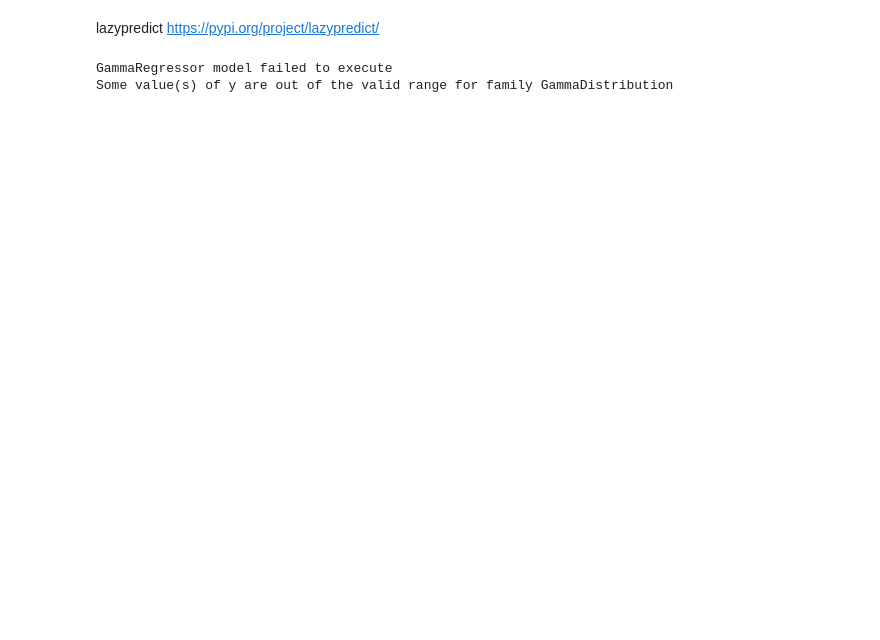
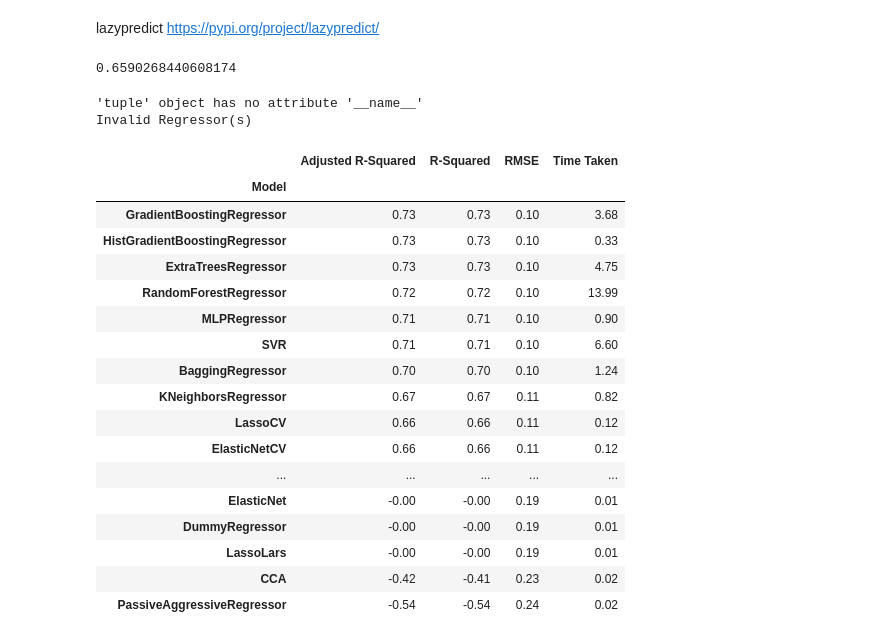
Before and after one commit to xavier-santos/Challenge2-Team7-MEIA-2022-2023, a Jupyter notebook: Notebooks/Challenge 2 - Model Training and Evaluation.ipynb, the cells around one changed output. Saved outputs shown, nothing was run; the diff lists cells and outputs as text; code cells hidden in the pictures; blank space fills up the shorter version.

Commit message:
Model trained

```diff
--- a/Notebooks/Challenge 2 - Model Training and Evaluation.ipynb
+++ b/Notebooks/Challenge 2 - Model Training and Evaluation.ipynb
@@ -15,8 +9,0 @@ y_test = test['ttf']
-# %%
-reg = LazyRegressor(verbose=0,ignore_warnings=False, custom_metric=None )
-models,predictions = reg.fit(X_train, X_test, y_train, y_test)
-
-print(models)
-# %% [output]
-GammaRegressor model failed to execute
-Some value(s) of y are out of the valid range for family GammaDistribution
@@ -22,0 +65,33 @@ Some value(s) of y are out of the valid range for family GammaDistribution
+# %%
+reg.score(X_test, y_test)
+# %% [output]
+0.6590268440608174
+# %%
+import lazypredict
+from lazypredict.Supervised import LazyRegressor
+
+reg = LazyRegressor(verbose=0, ignore_warnings=False, custom_metric=None, regressors=chosen_regressors)
+models, pred = reg.fit(X_train, X_test, y_train, y_test)
+
+models
+# %% [output]
+'tuple' object has no attribute '__name__'
+Invalid Regressor(s)
+|  | Adjusted R-Squared | R-Squared | RMSE | Time Taken |
+| Model |  |  |  |  |
+| GradientBoostingRegressor | 0.73 | 0.73 | 0.10 | 3.68 |
+| HistGradientBoostingRegressor | 0.73 | 0.73 | 0.10 | 0.33 |
+| ExtraTreesRegressor | 0.73 | 0.73 | 0.10 | 4.75 |
+| RandomForestRegressor | 0.72 | 0.72 | 0.10 | 13.99 |
+| MLPRegressor | 0.71 | 0.71 | 0.10 | 0.90 |
+| SVR | 0.71 | 0.71 | 0.10 | 6.60 |
+| BaggingRegressor | 0.70 | 0.70 | 0.10 | 1.24 |
+| KNeighborsRegressor | 0.67 | 0.67 | 0.11 | 0.82 |
+| LassoCV | 0.66 | 0.66 | 0.11 | 0.12 |
+| ElasticNetCV | 0.66 | 0.66 | 0.11 | 0.12 |
+| ... | ... | ... | ... | ... |
+| ElasticNet | -0.00 | -0.00 | 0.19 | 0.01 |
+| DummyRegressor | -0.00 | -0.00 | 0.19 | 0.01 |
+| LassoLars | -0.00 | -0.00 | 0.19 | 0.01 |
+| CCA | -0.42 | -0.41 | 0.23 | 0.02 |
+| PassiveAggressiveRegressor | -0.54 | -0.54 | 0.24 | 0.02 |
```
Also changed, not shown: parts of 5 cells of this notebook, 1 other file.
